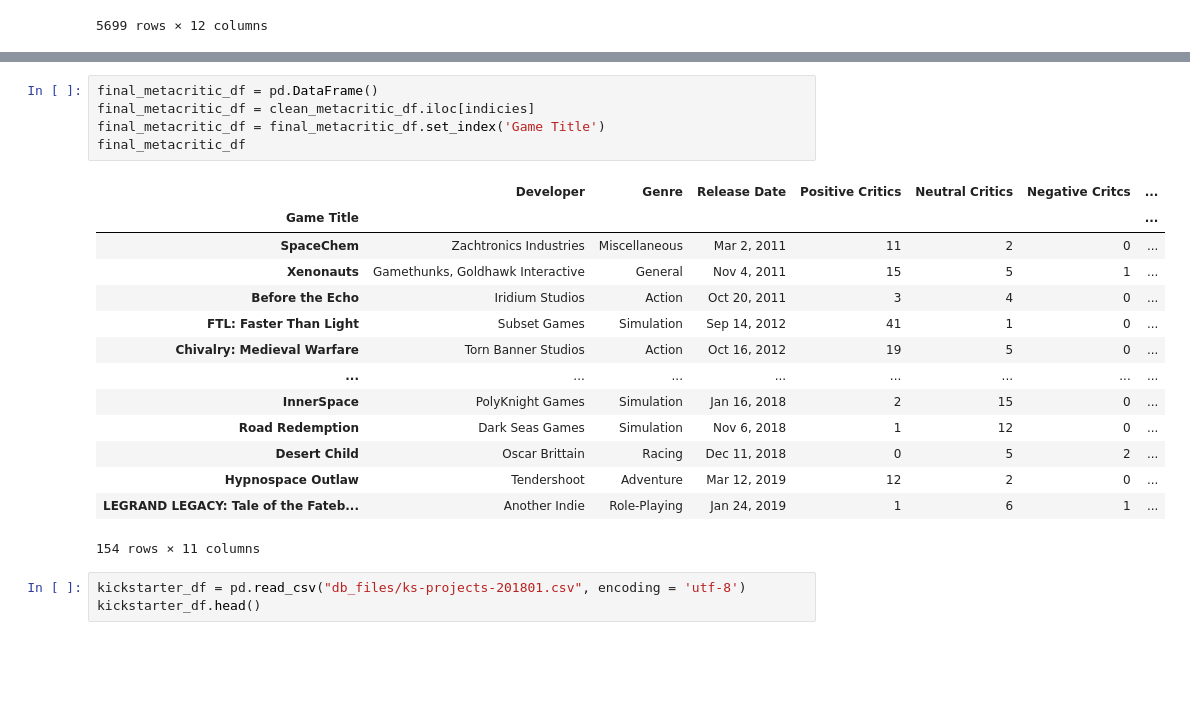
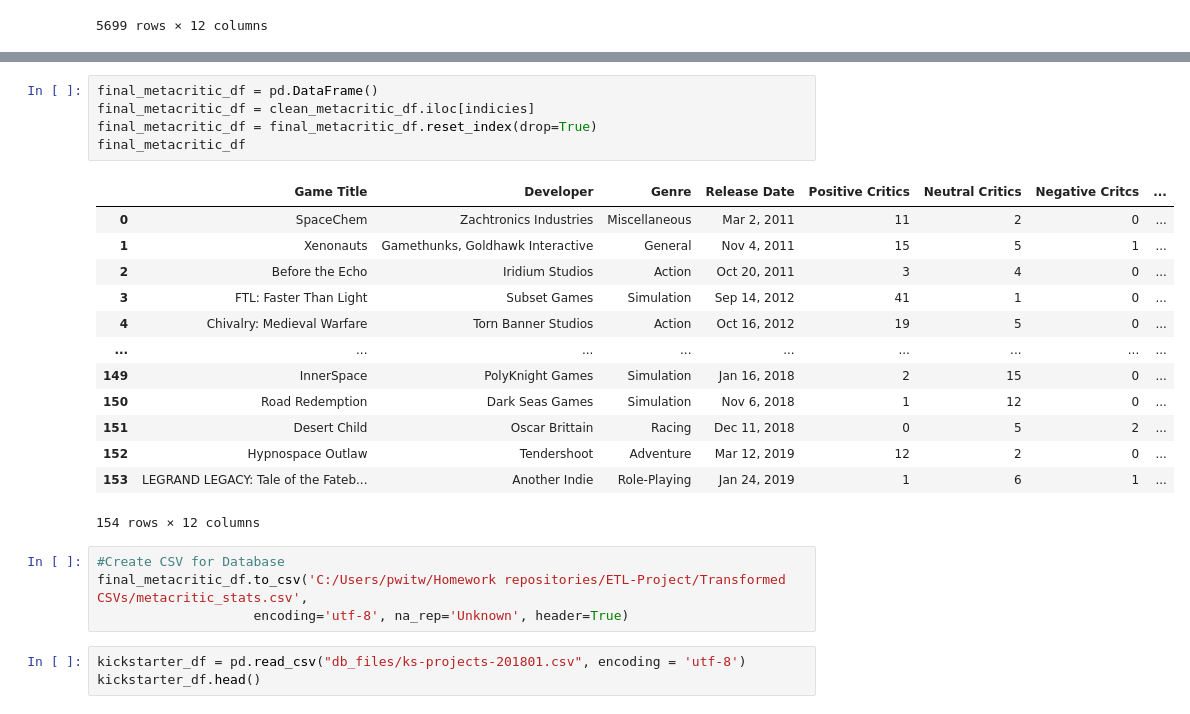
Before and after one commit to Witwer93/ETL-Project, a Jupyter notebook: etl_project_file.ipynb, the cells around one changed output, grey strips where cells are left out. Saved outputs shown, nothing was run; the diff lists cells and outputs as text; blank space fills up the shorter version.

```diff
--- a/etl_project_file.ipynb
+++ b/etl_project_file.ipynb
@@ -158,23 +110,26 @@ print(len(indicies))
 # %%
 final_metacritic_df = pd.DataFrame()
 final_metacritic_df = clean_metacritic_df.iloc[indicies]
-final_metacritic_df = final_metacritic_df.set_index('Game Title')
+final_metacritic_df = final_metacritic_df.reset_index(drop=True)
 final_metacritic_df
 # %% [output]
-|  | Developer | Genre | Release Date | Positive Critics | Neutral Critics | Negative Critcs | ... |
-| Game Title |  |  |  |  |  |  | ... |
-| SpaceChem | Zachtronics Industries | Miscellaneous | Mar 2, 2011 | 11 | 2 | 0 | ... |
-| Xenonauts | Gamethunks, Goldhawk Interactive | General | Nov 4, 2011 | 15 | 5 | 1 | ... |
-| Before the Echo | Iridium Studios | Action | Oct 20, 2011 | 3 | 4 | 0 | ... |
-| FTL: Faster Than Light | Subset Games | Simulation | Sep 14, 2012 | 41 | 1 | 0 | ... |
-| Chivalry: Medieval Warfare | Torn Banner Studios | Action | Oct 16, 2012 | 19 | 5 | 0 | ... |
-| ... | ... | ... | ... | ... | ... | ... | ... |
-| InnerSpace | PolyKnight Games | Simulation | Jan 16, 2018 | 2 | 15 | 0 | ... |
-| Road Redemption | Dark Seas Games | Simulation | Nov 6, 2018 | 1 | 12 | 0 | ... |
-| Desert Child | Oscar Brittain | Racing | Dec 11, 2018 | 0 | 5 | 2 | ... |
-| Hypnospace Outlaw | Tendershoot | Adventure | Mar 12, 2019 | 12 | 2 | 0 | ... |
-| LEGRAND LEGACY: Tale of the Fateb... | Another Indie | Role-Playing | Jan 24, 2019 | 1 | 6 | 1 | ... |
+|  | Game Title | Developer | Genre | Release Date | Positive Critics | Neutral Critics | Negative Critcs | ... |
+| 0 | SpaceChem | Zachtronics Industries | Miscellaneous | Mar 2, 2011 | 11 | 2 | 0 | ... |
+| 1 | Xenonauts | Gamethunks, Goldhawk Interactive | General | Nov 4, 2011 | 15 | 5 | 1 | ... |
+| 2 | Before the Echo | Iridium Studios | Action | Oct 20, 2011 | 3 | 4 | 0 | ... |
+| 3 | FTL: Faster Than Light | Subset Games | Simulation | Sep 14, 2012 | 41 | 1 | 0 | ... |
+| 4 | Chivalry: Medieval Warfare | Torn Banner Studios | Action | Oct 16, 2012 | 19 | 5 | 0 | ... |
+| ... | ... | ... | ... | ... | ... | ... | ... | ... |
+| 149 | InnerSpace | PolyKnight Games | Simulation | Jan 16, 2018 | 2 | 15 | 0 | ... |
+| 150 | Road Redemption | Dark Seas Games | Simulation | Nov 6, 2018 | 1 | 12 | 0 | ... |
+| 151 | Desert Child | Oscar Brittain | Racing | Dec 11, 2018 | 0 | 5 | 2 | ... |
+| 152 | Hypnospace Outlaw | Tendershoot | Adventure | Mar 12, 2019 | 12 | 2 | 0 | ... |
+| 153 | LEGRAND LEGACY: Tale of the Fateb... | Another Indie | Role-Playing | Jan 24, 2019 | 1 | 6 | 1 | ... |
-154 rows × 11 columns
+154 rows × 12 columns
+# %%
+#Create CSV for Database
+final_metacritic_df.to_csv('C:/Users/pwitw/Homework repositories/ETL-Project/Transformed CSVs/metacritic_stats.csv',
+                    encoding='utf-8', na_rep='Unknown', header=True)
 # %%
 kickstarter_df = pd.read_csv("db_files/ks-projects-201801.csv", encoding = 'utf-8')
 kickstarter_df.head()
```
Also changed, not shown: parts of 12 cells of this notebook, 4 other files.
